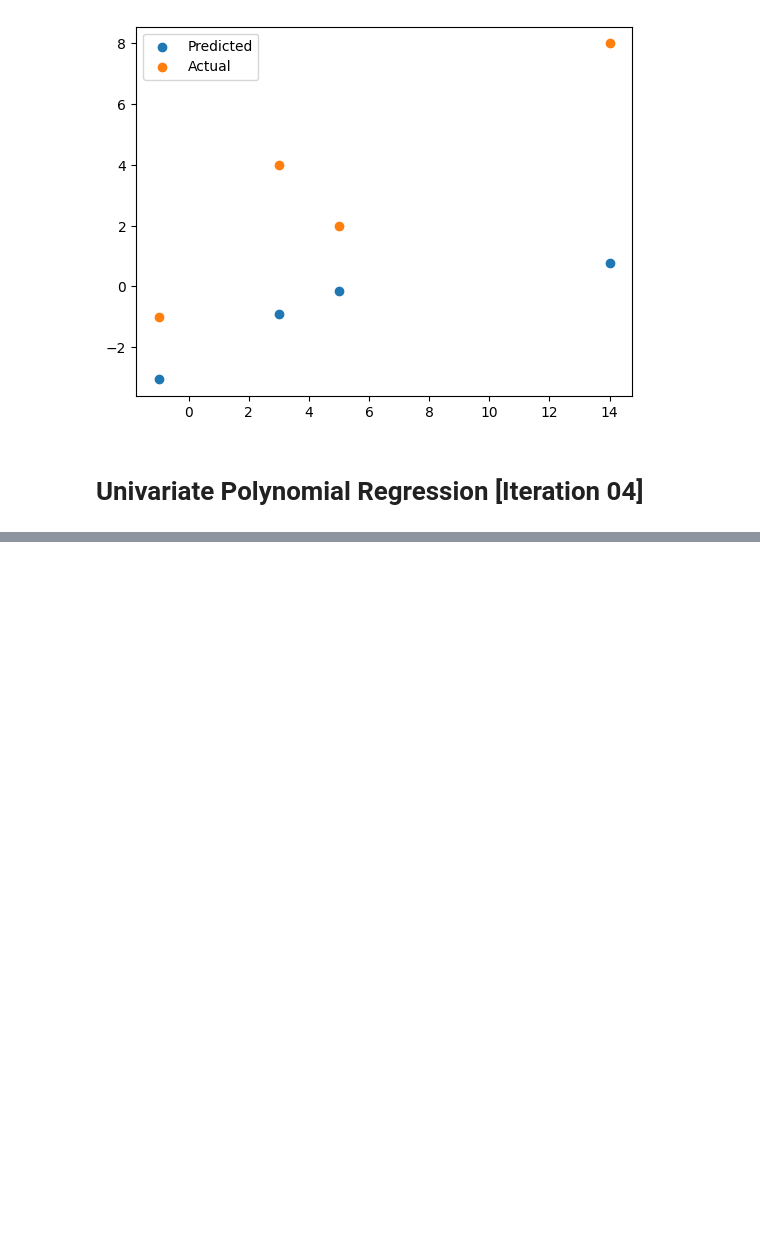
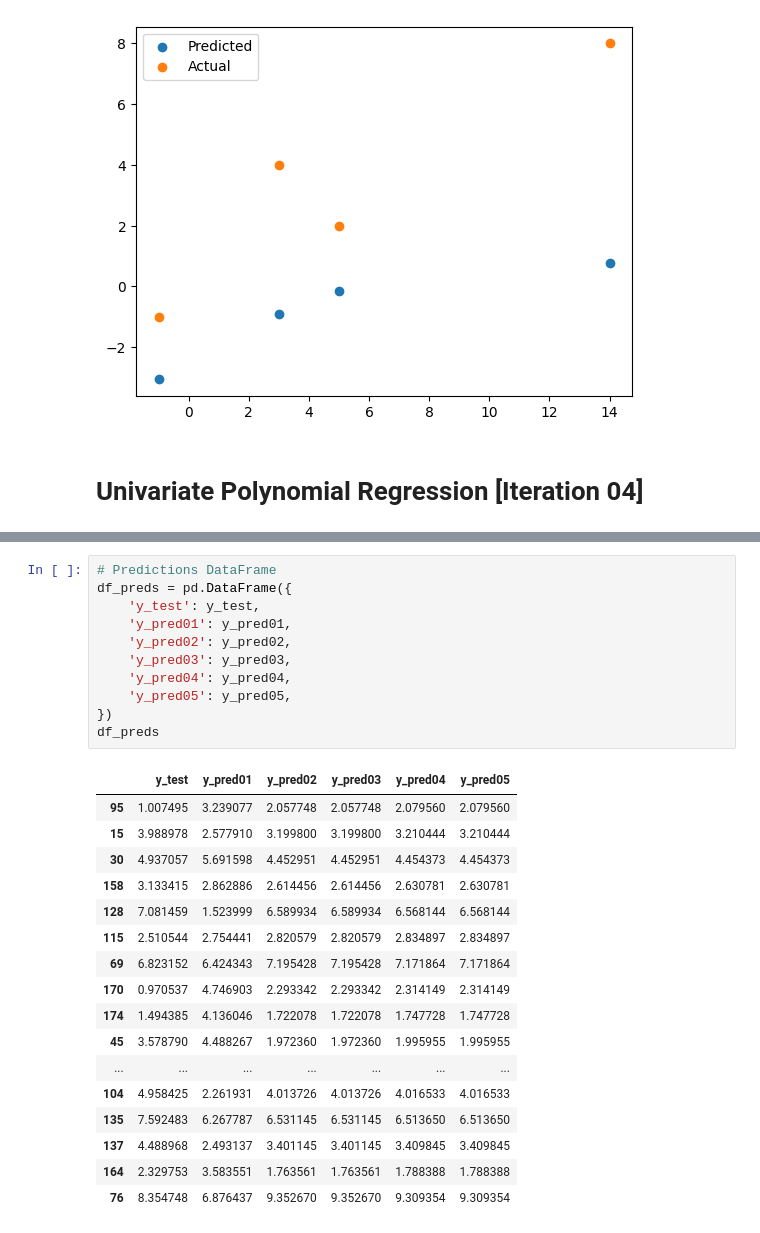
Before and after one commit to FredArgoX/ChaoticTest_DataX, a Jupyter notebook: ChaoticTest_PolyRegres.ipynb, the cells around one changed output, grey strips where cells are left out. Drawn from its saved outputs; the diff is of its cells as text; blank space fills up the shorter version.

```diff
--- a/ChaoticTest_PolyRegres.ipynb
+++ b/ChaoticTest_PolyRegres.ipynb
@@ -337,0 +467,29 @@ plt.legend()
+# %%
+# Predictions DataFrame
+df_preds = pd.DataFrame({
+    'y_test': y_test,
+    'y_pred01': y_pred01,
+    'y_pred02': y_pred02,
+    'y_pred03': y_pred03,
+    'y_pred04': y_pred04,
+    'y_pred05': y_pred05,
+})
+df_preds
+# %% [output]
+|  | y_test | y_pred01 | y_pred02 | y_pred03 | y_pred04 | y_pred05 |
+| 95 | 1.007495 | 3.239077 | 2.057748 | 2.057748 | 2.079560 | 2.079560 |
+| 15 | 3.988978 | 2.577910 | 3.199800 | 3.199800 | 3.210444 | 3.210444 |
+| 30 | 4.937057 | 5.691598 | 4.452951 | 4.452951 | 4.454373 | 4.454373 |
+| 158 | 3.133415 | 2.862886 | 2.614456 | 2.614456 | 2.630781 | 2.630781 |
+| 128 | 7.081459 | 1.523999 | 6.589934 | 6.589934 | 6.568144 | 6.568144 |
+| 115 | 2.510544 | 2.754441 | 2.820579 | 2.820579 | 2.834897 | 2.834897 |
+| 69 | 6.823152 | 6.424343 | 7.195428 | 7.195428 | 7.171864 | 7.171864 |
+| 170 | 0.970537 | 4.746903 | 2.293342 | 2.293342 | 2.314149 | 2.314149 |
+| 174 | 1.494385 | 4.136046 | 1.722078 | 1.722078 | 1.747728 | 1.747728 |
+| 45 | 3.578790 | 4.488267 | 1.972360 | 1.972360 | 1.995955 | 1.995955 |
+| ... | ... | ... | ... | ... | ... | ... |
+| 104 | 4.958425 | 2.261931 | 4.013726 | 4.013726 | 4.016533 | 4.016533 |
+| 135 | 7.592483 | 6.267787 | 6.531145 | 6.531145 | 6.513650 | 6.513650 |
+| 137 | 4.488968 | 2.493137 | 3.401145 | 3.401145 | 3.409845 | 3.409845 |
+| 164 | 2.329753 | 3.583551 | 1.763561 | 1.763561 | 1.788388 | 1.788388 |
+| 76 | 8.354748 | 6.876437 | 9.352670 | 9.352670 | 9.309354 | 9.309354 |
```
Also changed, not shown: parts of 13 cells of this notebook.
